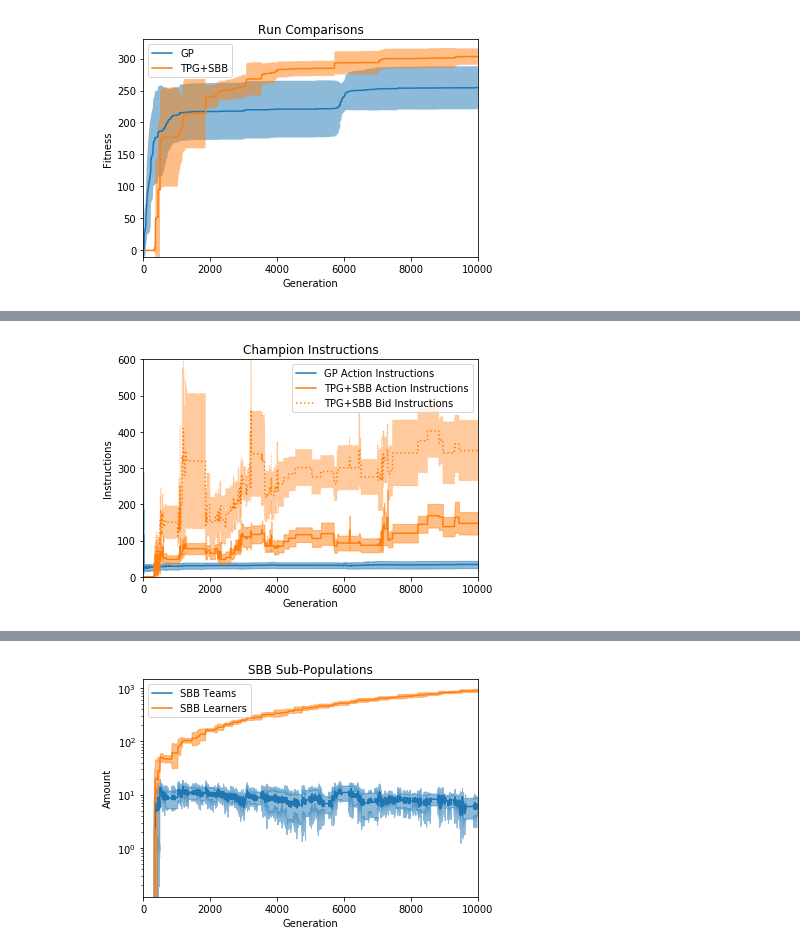
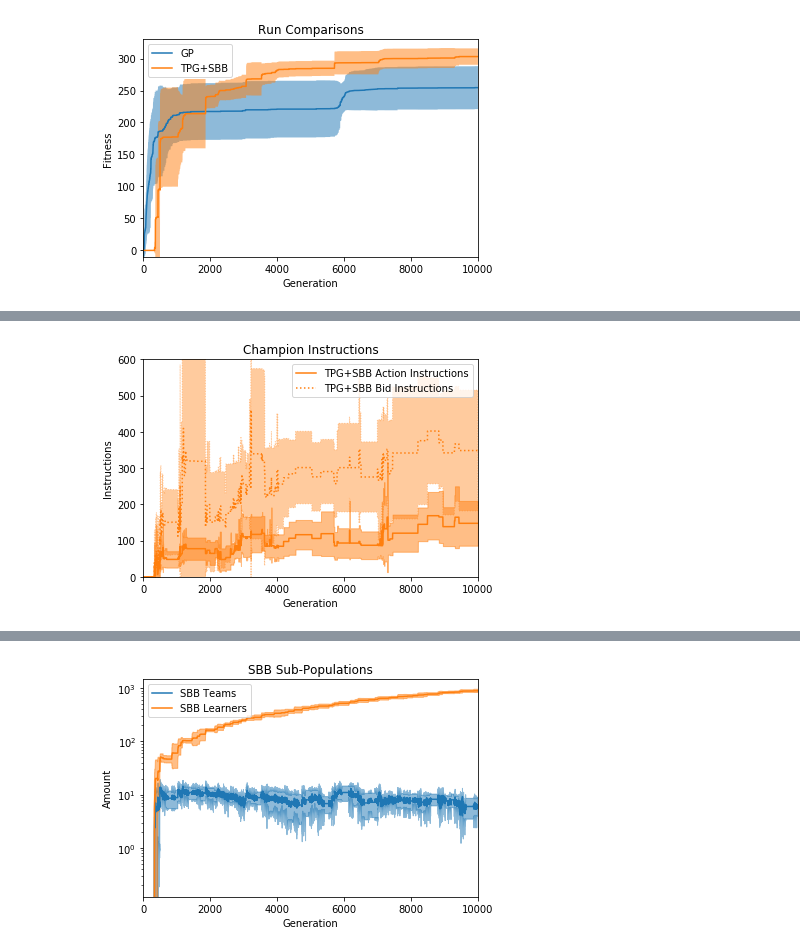
Before and after one commit to Ryan-Amaral/gp-bipedal-walker-analysis, a Jupyter notebook: basic_analysis.ipynb, the cells around one changed output, grey strips where cells are left out. Drawn from its saved outputs; the diff is of its cells as text; code cells hidden in the pictures.

```diff
--- a/basic_analysis.ipynb
+++ b/basic_analysis.ipynb
@@ -119,38 +119,38 @@ plt.show()
 # %%
 # comparison of champion instruction sizes
 
 gp_act_means, gp_act_stds = get_mean_std(dfs_gp, "champ_act_instructions", 10000)
 
 tpgsbb_act_means, tpgsbb_act_stds = get_mean_std(dfs_tpgsbb, "champ_act_instructions", 10000)
 tpgsbb_bid_means, tpgsbb_bid_stds = get_mean_std(dfs_tpgsbb, "champ_instructions", 10000)
 
 
-plt.plot(gp_act_means, color=colors[0], label="GP Action Instructions")
-plt.fill_between(range(10000),
-                 gp_act_means-gp_act_stds/2, gp_act_means+gp_act_stds/2,
-                alpha=0.5, color=colors[0])
+#plt.plot(gp_act_means, color=colors[0], label="GP Action Instructions")
+#plt.fill_between(range(10000),
+#                 gp_act_means-gp_act_stds, gp_act_means+gp_act_stds,
+#                alpha=0.5, color=colors[0])
 
 plt.plot(tpgsbb_act_means, color=colors[1], label="TPG+SBB Action Instructions")
 plt.fill_between(range(10000),
-                 tpgsbb_act_means-tpgsbb_act_stds/2, tpgsbb_act_means+tpgsbb_act_stds/2,
+                 tpgsbb_act_means-tpgsbb_act_stds, tpgsbb_act_means+tpgsbb_act_stds,
                 alpha=0.5, color=colors[1])
 
 plt.plot(tpgsbb_bid_means, color=colors[1], linestyle="dotted", label="TPG+SBB Bid Instructions")
 plt.fill_between(range(10000),
-                 tpgsbb_bid_means-tpgsbb_bid_stds/2, tpgsbb_bid_means+tpgsbb_bid_stds/2,
+                 tpgsbb_bid_means-tpgsbb_bid_stds, tpgsbb_bid_means+tpgsbb_bid_stds,
                 alpha=0.4, color=colors[1], linestyle="dotted")
 
 plt.title("Champion Instructions")
 plt.xlabel("Generation")
 plt.xlim(0,10000)
 plt.ylabel("Instructions")
 plt.ylim(0,600)
 plt.legend()
 
 plt.savefig("images/evo-instructions.pdf")
 plt.show()
 # %% [output]
-[figure, old version]
+[figure, new version]
 # %%
 # comparison of champion instruction sizes normalized to learners
 
```
Also changed, not shown: parts of 2 cells of this notebook, 9 other files.
